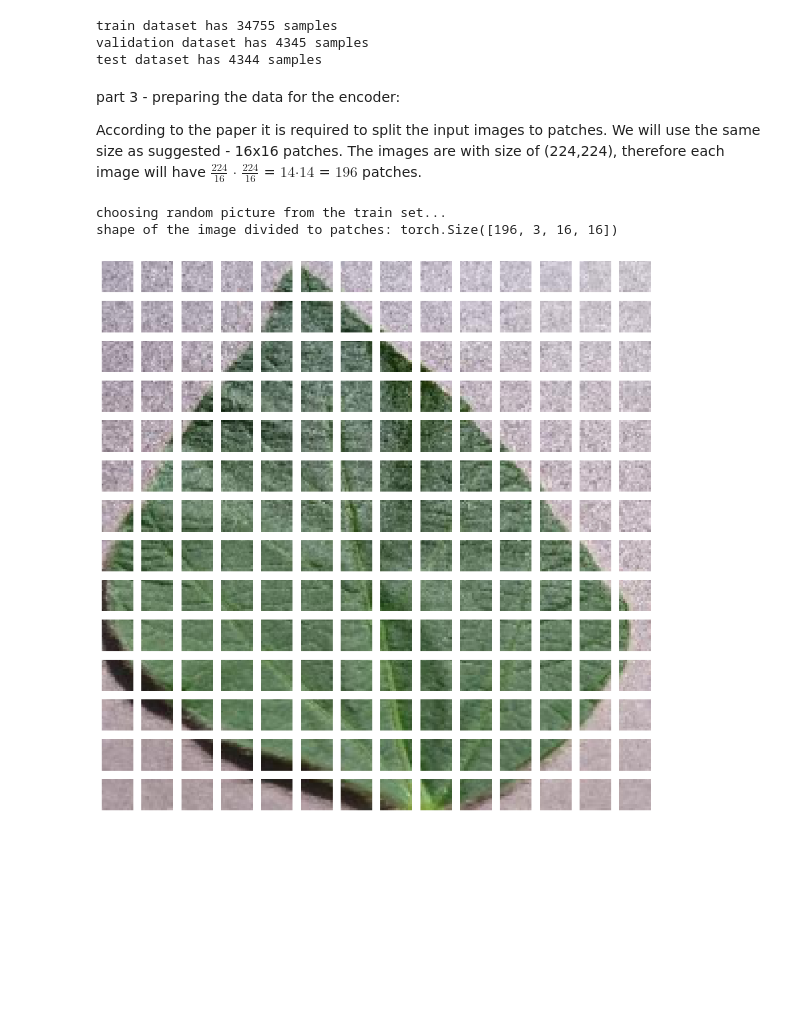
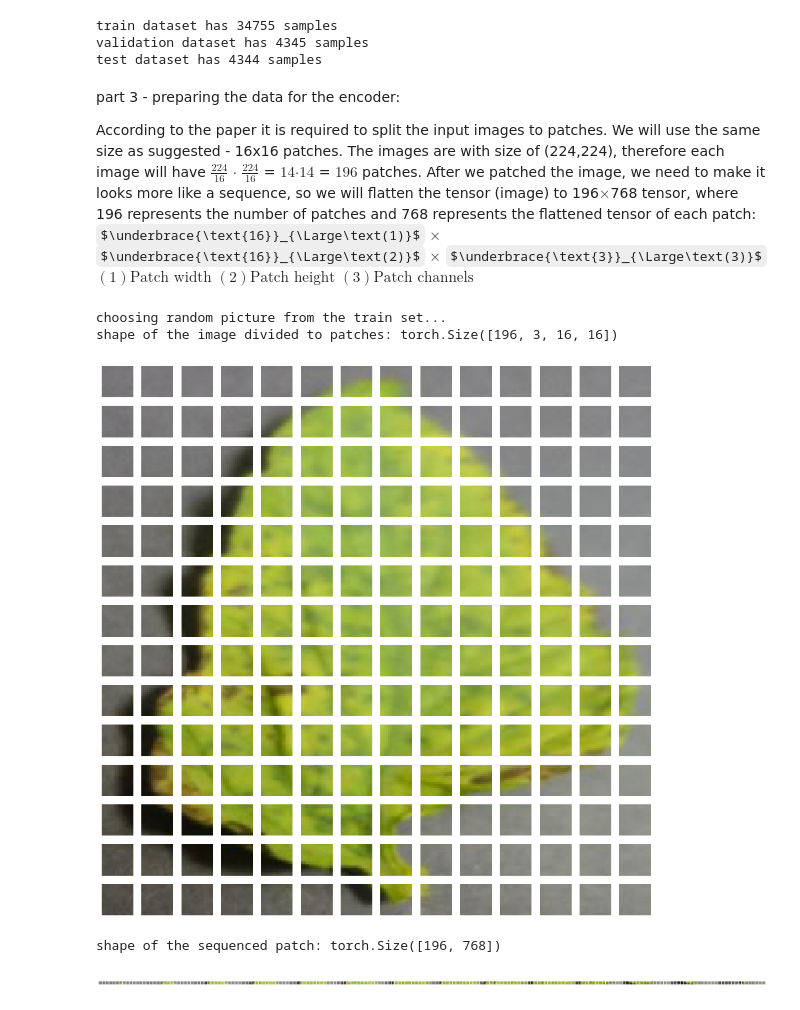
Before and after one commit to LeeBenyamin/Sherleaf-Holmes-project, a Jupyter notebook: plantDiseaseViT.ipynb, the cells around one changed output. Saved outputs shown, nothing was run; the diff lists cells and outputs as text; code cells hidden in the pictures; some formulas as TeX source; blank space fills up the shorter version.

Commit message:
add the option of presenting the image divided to patches.

```diff
--- a/plantDiseaseViT.ipynb
+++ b/plantDiseaseViT.ipynb
@@ -28,6 +28,9 @@ def divide_to_patches(image, patch_size=16, grid_w=14, grid_h=14):
         patches[i] = patches_list[i]
     return torch.Tensor(patches)
 
+def flatten_patch_to_sequence(patch):
+    flattened_tensor = patch.view(196, -1)
+    return flattened_tensor
 
 def show_image_patches(patches: torch.Tensor, grid_width=14, grid_height=14):
     num_images = patches.shape[0]
@@ -39,6 +42,16 @@ def show_image_patches(patches: torch.Tensor, grid_width=14, grid_height=14):
         ax.axis('off')
     plt.tight_layout()
     plt.show()
+
+def show_sequenced_patch(patches: torch.Tensor, grid_width=14, grid_height=14):
+    num_images = patches.shape[0]
+    fig, axes = plt.subplots(1, grid_width * grid_height, figsize=(30, 1))
+    for i in range(num_images):
+        part_of_image = patches[i].clamp(0, 1).numpy()
+        ax = axes[i]
+        ax.imshow(part_of_image.transpose(1, 2, 0))
+        ax.axis('off')
+    plt.show()
 # %% [markdown]
 part 2 - loading the dataset:
 # %%
@@ -76,14 +89,23 @@ part 3 - preparing the data for the encoder:
 
 According to the paper it is required to split the input images to patches. We will use the same size as suggested - 16x16 patches.
 The images are with size of (224,224), therefore each image will have $\frac{224}{16}$ $\cdot$ $\frac{224}{16}$ = $14$$\cdot$$14$ = $196$ patches.
+After we patched the image, we need to make it looks more like a sequence, so we will flatten the tensor (image) to 196$\times$768 tensor, where 196 represents the number of patches and 768 represents the flattened tensor of each patch: $\underbrace{\text{16}}_{\Large\text(1)}$ $\times$ $\underbrace{\text{16}}_{\Large\text(2)}$ $\times$ $\underbrace{\text{3}}_{\Large\text(3)}$
+$(1)  \text{Patch width}$
+$(2)  \text{Patch height}$
+$(3)  \text{Patch channels}$
 # %%
 print('choosing random picture from the train set...')
 random_picture_idx = random.randint(0, len(train_set) - 1)
 picture_position = 0
 output_patched_image = divide_to_patches(train_set[random_picture_idx][picture_position])
 print(f'shape of the image divided to patches: {output_patched_image.shape}')
 show_image_patches(output_patched_image)
+sequenced_patch = flatten_patch_to_sequence(output_patched_image)
+print(f'shape of the sequenced patch: {sequenced_patch.shape}')
+show_sequenced_patch(output_patched_image)
 # %% [output]
 choosing random picture from the train set...
 shape of the image divided to patches: torch.Size([196, 3, 16, 16])
-[figure, old version]
+[figure, new version]
+shape of the sequenced patch: torch.Size([196, 768])
+[figure, added]
```
Also changed, not shown: parts of 1 cell of this notebook.
